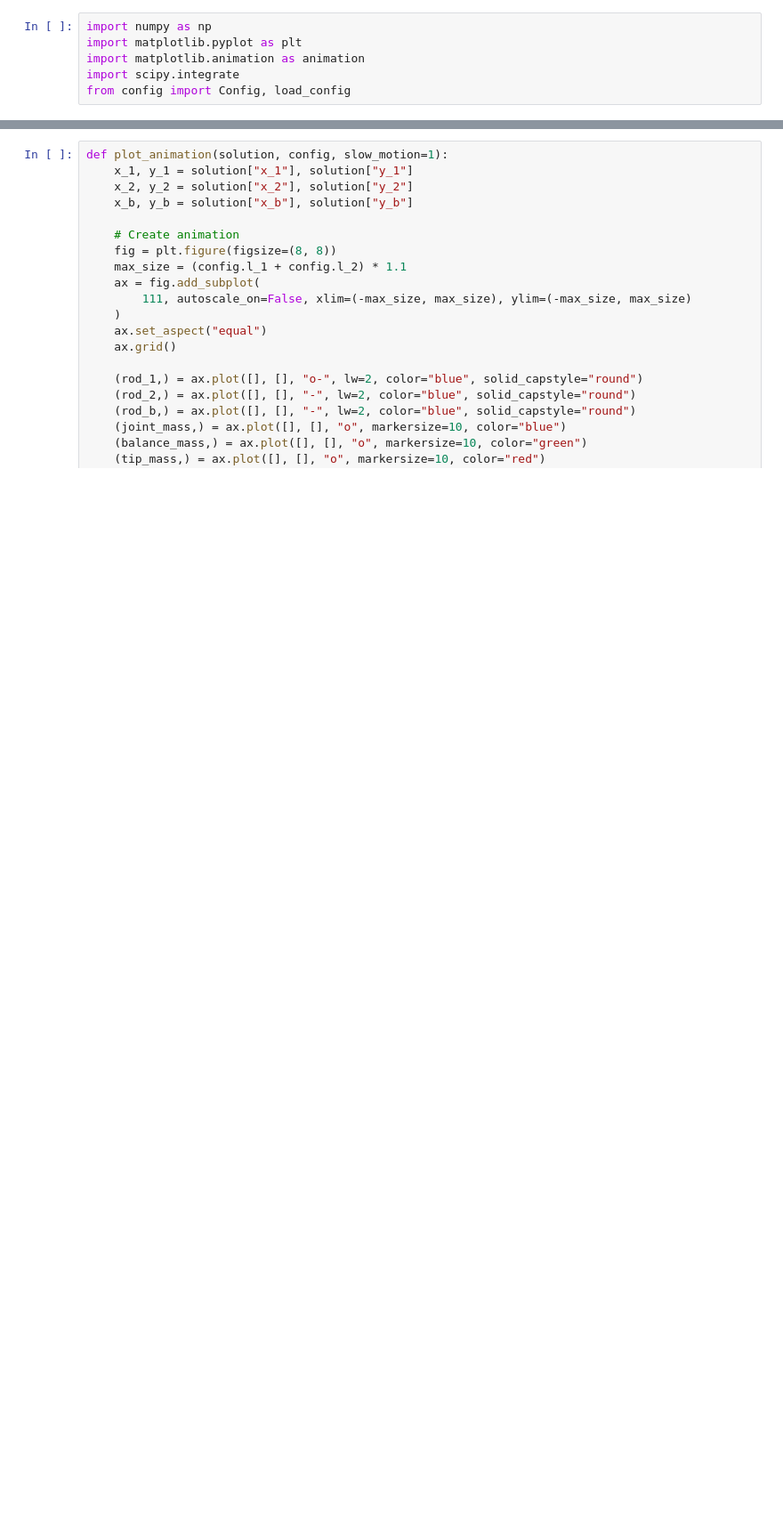
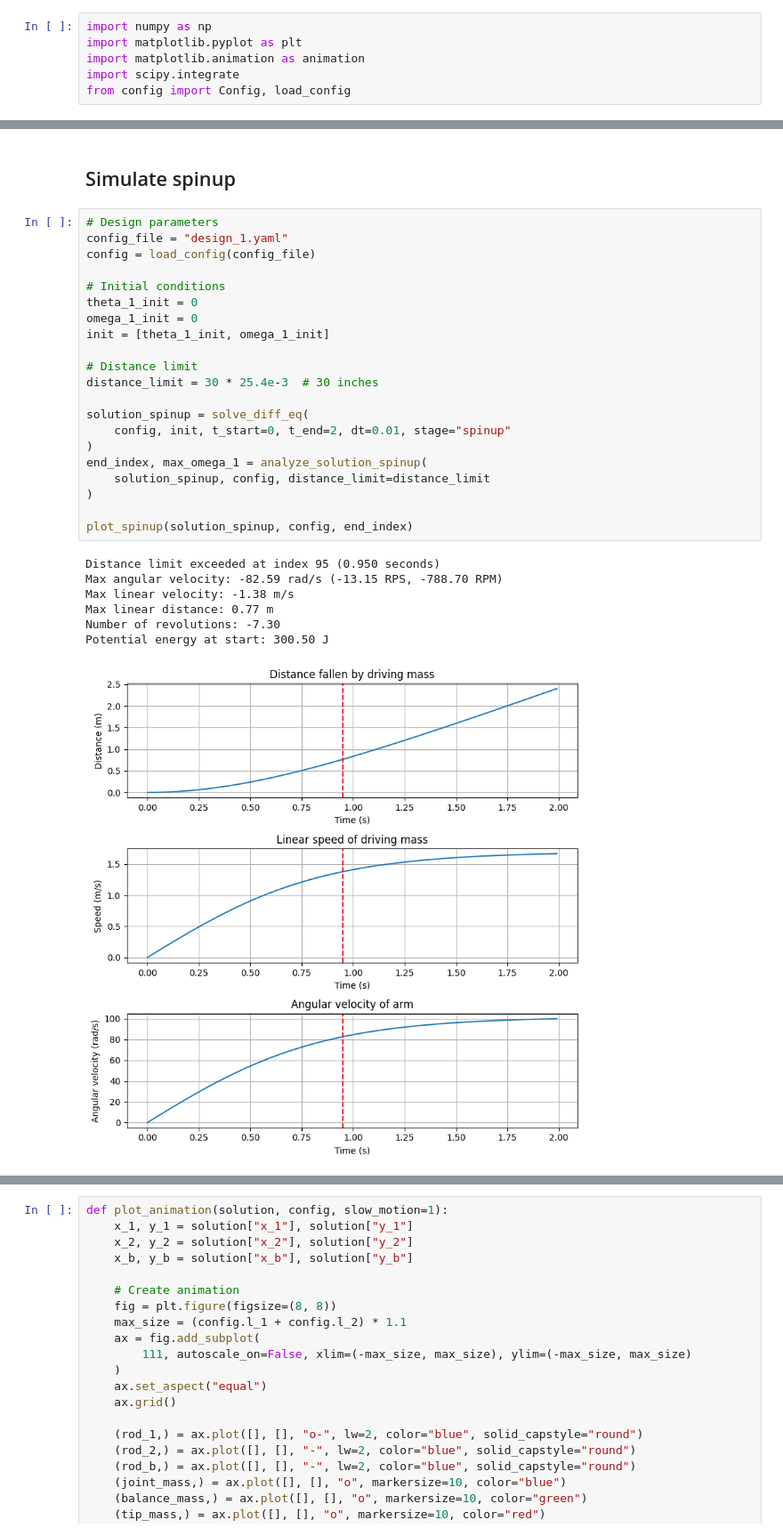
Before and after one commit to byronxu99/trebuchet, a Jupyter notebook: simulation.ipynb, the cells around one changed output, grey strips where cells are left out. Shown at 89% size. Saved outputs shown, nothing was run; the diff lists cells and outputs as text; blank space fills up the shorter version.

```diff
--- a/simulation.ipynb
+++ b/simulation.ipynb
@@ -273,0 +407,31 @@ def plot_position_velocity(solution, config):
+# %% [markdown]
+## Simulate spinup
+# %%
+# Design parameters
+config_file = "design_1.yaml"
+config = load_config(config_file)
+
+# Initial conditions
+theta_1_init = 0
+omega_1_init = 0
+init = [theta_1_init, omega_1_init]
+
+# Distance limit
+distance_limit = 30 * 25.4e-3  # 30 inches
+
+solution_spinup = solve_diff_eq(
+    config, init, t_start=0, t_end=2, dt=0.01, stage="spinup"
+)
+end_index, max_omega_1 = analyze_solution_spinup(
+    solution_spinup, config, distance_limit=distance_limit
+)
+
+plot_spinup(solution_spinup, config, end_index)
+# %% [output]
+Distance limit exceeded at index 95 (0.950 seconds)
+Max angular velocity: -82.59 rad/s (-13.15 RPS, -788.70 RPM)
+Max linear velocity: -1.38 m/s
+Max linear distance: 0.77 m
+Number of revolutions: -7.30
+Potential energy at start: 300.50 J
+[figure, added]
```
Also changed, not shown: parts of 10 cells of this notebook, 3 other files.
